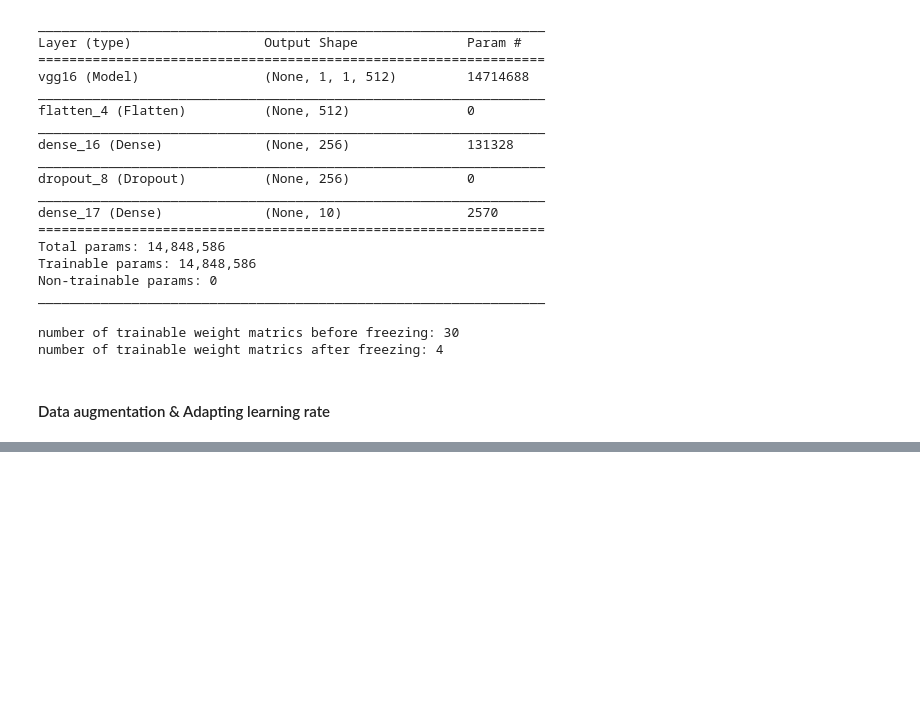
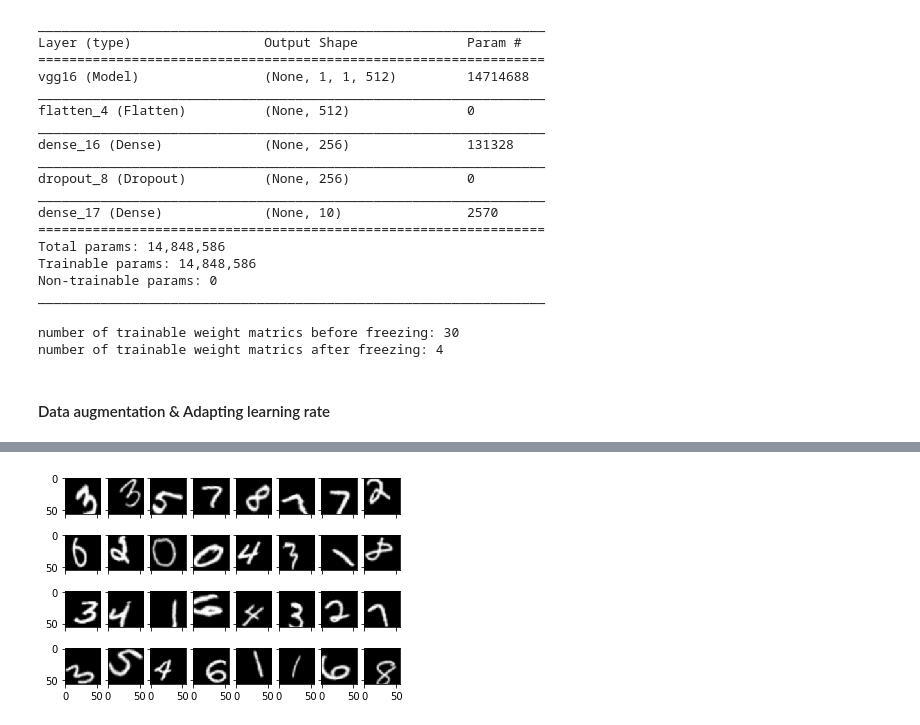
Before and after one commit to yueying-teng/Math_of_intelligence, a Jupyter notebook: CNN/MNIST_VGG_transfer.ipynb, the cells around one changed output, grey strips where cells are left out. Drawn from its saved outputs; the diff is of its cells as text; code cells hidden in the pictures; blank space fills up the shorter version.

Commit message:
aug batch vis

```diff
--- a/CNN/MNIST_VGG_transfer.ipynb
+++ b/CNN/MNIST_VGG_transfer.ipynb
@@ -792,0 +764,43 @@ callbacks = [checkpoint, early])
+# %%
+# Keras provides functionality to create batches of data from numpy data/ directories containing images;
+# all have to be done is to define the ImageDataGenerator(...) and batch size
+
+def get_batches(numpy_data_x, numpy_data_y, gen = ImageDataGenerator(rotation_range = 40,
+                                                     width_shift_range = 0.2,
+                                                     height_shift_range = 0.2,
+                                                     shear_range = 0.2,
+                                                     zoom_range = 0.2,
+                                                     horizontal_flip = False,
+                                                     fill_mode = 'nearest'),
+                shuffle = True, batch_size = 32):
+    # this returns an **Iterator** that yields tuples of (x, y)
+
+    return gen.flow(numpy_data_x, numpy_data_y, shuffle = shuffle, batch_size = batch_size)
+# %%
+# to generate augmented batch iterators yielding tuples of (x, y)
+
+train_batches = get_batches(x_train, y_train, batch_size = batch_size)
+val_batches = get_batches(x_test, y_test, batch_size = batch_size)
+
+# augmented on batch of training data and labels
+# next - Returns the next item from the iterator
+imgs, labels = next(train_batches)
+# %%
+def aug_display(imgs, labels):
+
+    n = 0
+    nrows = 4
+    ncols = 8
+    fig, ax = plt.subplots(nrows, ncols, sharex = True, sharey = True)
+
+    for row in range(nrows):
+        for col in range(ncols):
+            ax[row, col].imshow(imgs[n])
+#             ax[row, col].set_title("True label: {}".format(np.argmax(labels[n]) +1))
+            n += 1
+# %%
+# visualize one batch of size 32 augmented training data
+
+aug_display(imgs, labels)
+# %% [output]
+[figure, added]
```
Also changed, not shown: parts of 6 cells of this notebook.
